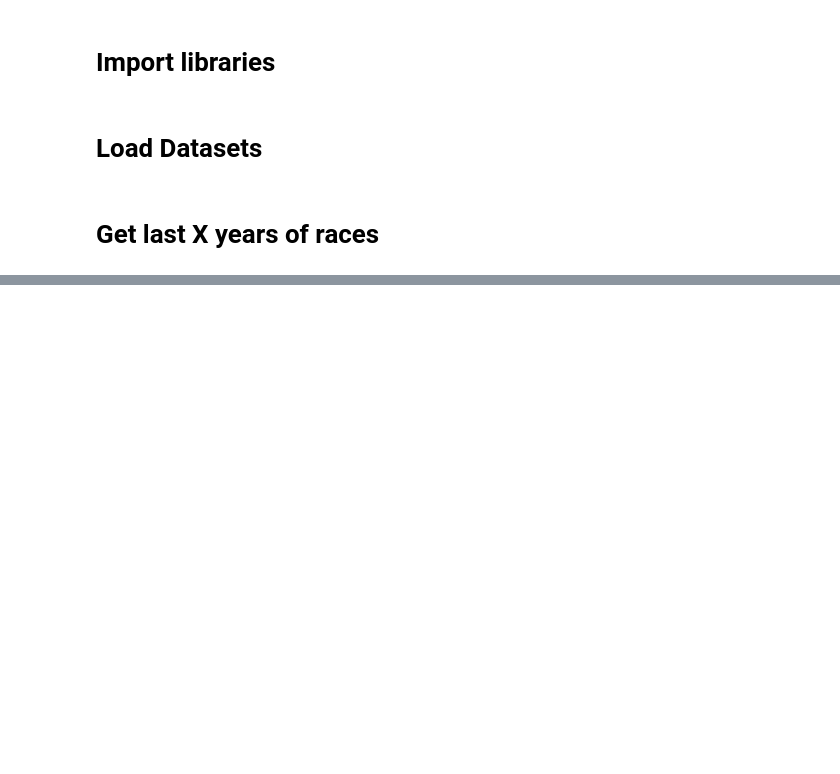
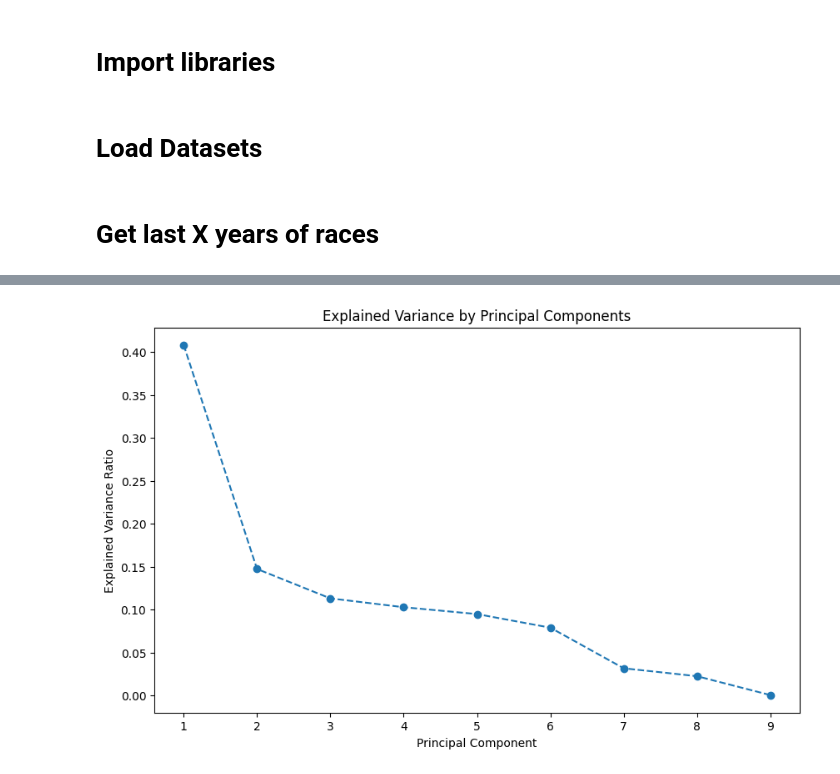
Before and after one commit to abrohit/CS573, a Jupyter notebook: rohit-data-analysis.ipynb, the cells around one changed output, grey strips where cells are left out. Cells and saved outputs as stored; diff of their text form; code cells hidden in the pictures; blank space fills up the shorter version.

```diff
--- a/rohit-data-analysis.ipynb
+++ b/rohit-data-analysis.ipynb
@@ -234,0 +282,13 @@ plot_constructors_averages(constructors_with_averages)
+# %%
+df_analysis = df.drop(columns=['year', 'driverId', 'total_points'])
+scaler = StandardScaler()
+df_scaled = scaler.fit_transform(df_analysis)
+
+pca = PCA(n_components=len(df_analysis.columns))
+principal_components = pca.fit_transform(df_scaled)
+
+# pc_df = pd.DataFrame(data=principal_components, columns=[f'PC{i+1}' for i in range(len(df_analysis.columns))])
+# pc_df
+
+components_df = pd.DataFrame(pca.components_, columns=[f'PC{i+1}' for i in range(len(df_analysis.columns))], index=df_analysis.columns)
+components_df
@@ -234,0 +306,9 @@ plot_constructors_averages(constructors_with_averages)
+# %%
+plt.figure(figsize=(10, 6))
+plt.plot(range(1, len(df_analysis.columns) + 1), pca.explained_variance_ratio_, marker='o', linestyle='--')
+plt.xlabel('Principal Component')
+plt.ylabel('Explained Variance Ratio')
+plt.title('Explained Variance by Principal Components')
+plt.show()
+# %% [output]
+[figure, added]
```
Also changed, not shown: parts of 65 cells of this notebook, 2 other files.
